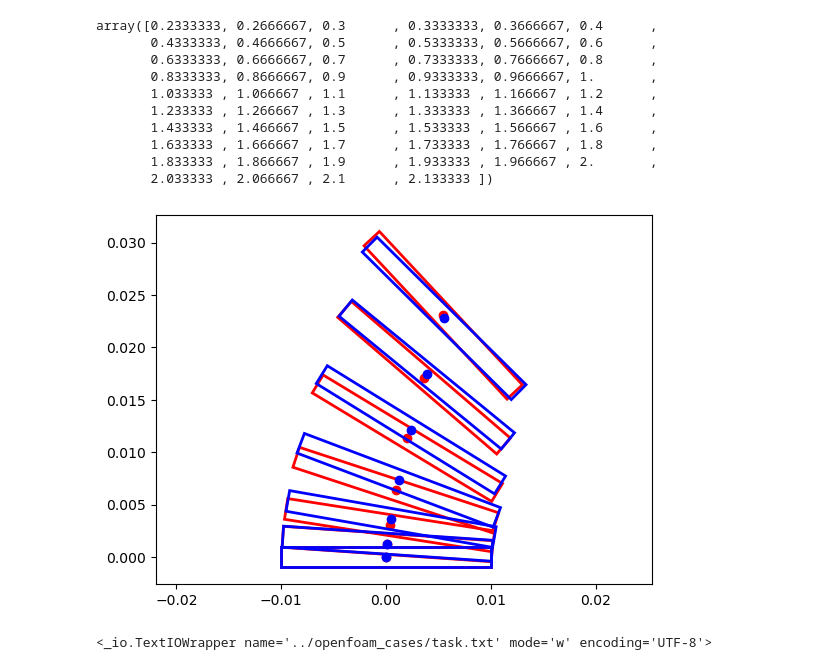
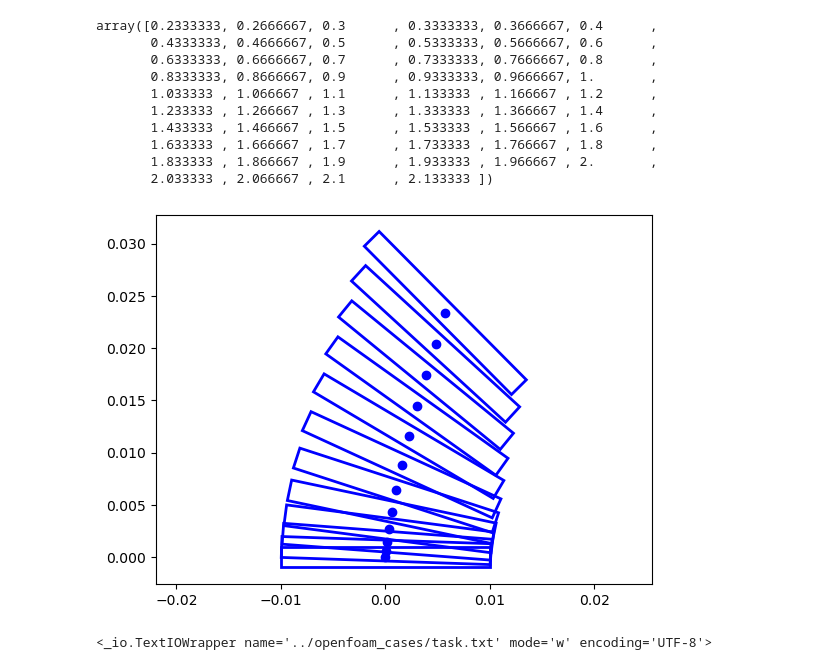
Before and after one commit to vas0x59/empirica_flying_coin, a Jupyter notebook: video_proc/proc.ipynb, the cells around one changed output. Cells and saved outputs as stored; diff of their text form; code cells hidden in the pictures.

```diff
--- a/video_proc/proc.ipynb
+++ b/video_proc/proc.ipynb
@@ -154,38 +156,38 @@ T = np.linspace(0, 2, 7)
 # T = t[:-2][::9]
 X = interp_x(T); X -= X[0]
 Y = interp_y(T); Y -= Y[0]
 P = interp_phi(T); P -= P[0]
 
 
 
 fig, ax = plt.subplots()
 
 plt.axis("equal")
 
-plt.scatter(X, Y, c="r")
+# plt.scatter(X, Y, c="r")
 
-for i in zip(X, Y, P):
-    ax.add_patch(rect_patch(*i, c="r"))
+# for i in zip(X, Y, P):
+#     ax.add_patch(rect_patch(*i, c="r"))
 
 
 # T = np.linspace(0, 2, 7)
-T = t[:-2][::9]
+T = t[:-2][::5]
 X = interp_x(T); X -= X[0]
 Y = interp_y(T); Y -= Y[0]
 P = interp_phi(T); P -= P[0]
 
 
 
 # fig, ax = plt.subplots()
 
 plt.axis("equal")
 
 plt.scatter(X, Y, c="b")
 
 for i in zip(X, Y, P):
     ax.add_patch(rect_patch(*i, c="b"))
 # %% [output]
-[figure, old version]
+[figure, new version]
 # %%
 f = open("../openfoam_cases/task.txt", "w")
 
```
Also changed, not shown: parts of 2 cells of this notebook, 8 other files.
